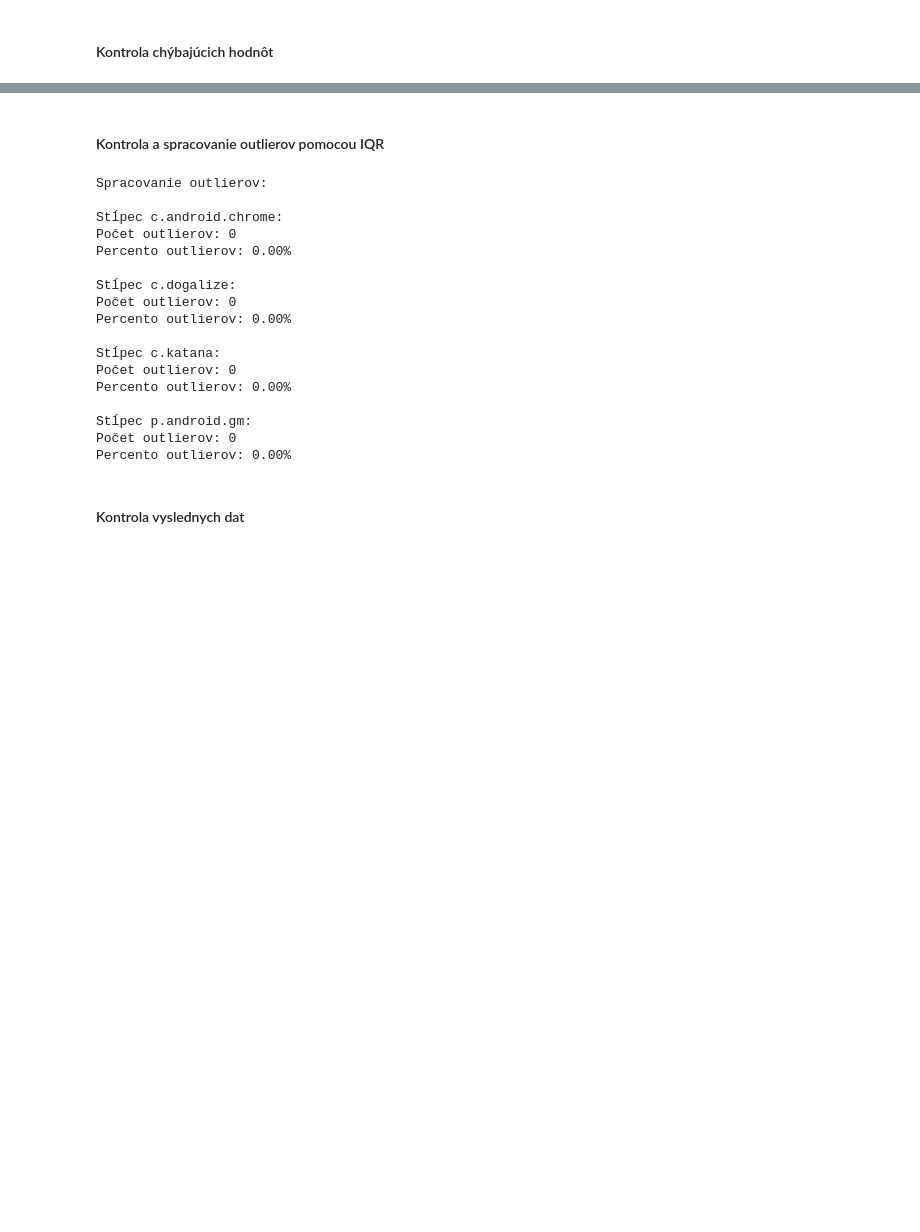
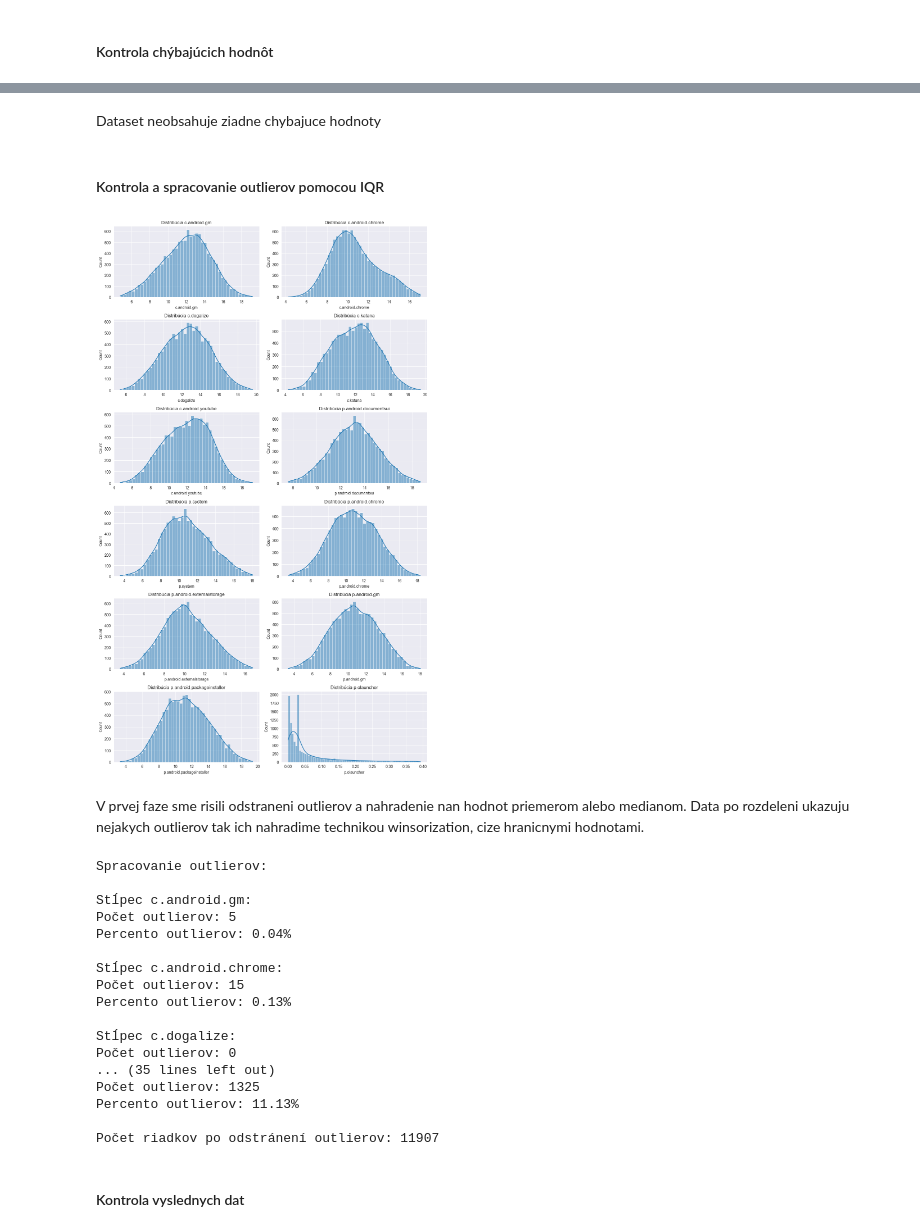
Before and after one commit to RikoAppDev/iau-course-assignments, a Jupyter notebook: zadanie-faza2.ipynb, the cells around one changed output, grey strips where cells are left out. Saved outputs shown, nothing was run; the diff lists cells and outputs as text; code cells hidden in the pictures; blank space fills up the shorter version.

```diff
--- a/zadanie-faza2.ipynb
+++ b/zadanie-faza2.ipynb
@@ -156,6 +173,27 @@ p.android.gm        0
 dtype: int64
+# %% [markdown]
+Dataset neobsahuje ziadne chybajuce hodnoty
 # %% [markdown]
 #### Kontrola a spracovanie outlierov pomocou IQR
+# %%
+# Získanie počtu stĺpcov, ktoré chceme vizualizovať
+num_columns = len(train_data.drop('mwra', axis=1).columns)
+
+# Dynamické nastavenie počtu riadkov a stĺpcov pre mriežku grafov
+cols = 2
+rows = np.ceil(num_columns / cols).astype(int)  # zaokrúhlenie nahor
+
+plt.figure(figsize=(12, 20))
+for i, column in enumerate(train_data.drop('mwra', axis=1).columns):
+    plt.subplot(rows, cols, i + 1)
+    sns.histplot(data=train_data, x=column, kde=True)
+    plt.title(f'Distribúcia {column}')
+plt.tight_layout()
+plt.show()
+# %% [output]
+[figure, added]
+# %% [markdown]
+V prvej faze sme risili odstraneni outlierov a nahradenie nan hodnot priemerom alebo medianom. Data po rozdeleni ukazuju nejakych outlierov tak ich nahradime technikou winsorization, cize hranicnymi hodnotami.
 # %%
 def handle_outliers(df, column):
     Q1 = df[column].quantile(0.25)
@@ -181,24 +219,27 @@ print("\nSpracovanie outlierov:")
 for column in train_data.select_dtypes(include=['float64', 'int64']).columns:
     if column != 'mwra':
         train_data = handle_outliers(train_data, column)
+
+
+print(f"\nPočet riadkov po odstránení outlierov: {len(train_data)}")
 # %% [output]
 Spracovanie outlierov:
 
+Stĺpec c.android.gm:
+Počet outlierov: 5
+Percento outlierov: 0.04%
+
 Stĺpec c.android.chrome:
-Počet outlierov: 0
-Percento outlierov: 0.00%
+Počet outlierov: 15
+Percento outlierov: 0.13%
 
 Stĺpec c.dogalize:
 Počet outlierov: 0
-Percento outlierov: 0.00%
+... (35 lines left out)
+Počet outlierov: 1325
+Percento outlierov: 11.13%
 
-Stĺpec c.katana:
-Počet outlierov: 0
-Percento outlierov: 0.00%
-
-Stĺpec p.android.gm:
-Počet outlierov: 0
-Percento outlierov: 0.00%
+Počet riadkov po odstránení outlierov: 11907
 # %% [markdown]
 #### Kontrola vyslednych dat
 # %%
```
Also changed, not shown: parts of 34 cells of this notebook, 2 other files.
